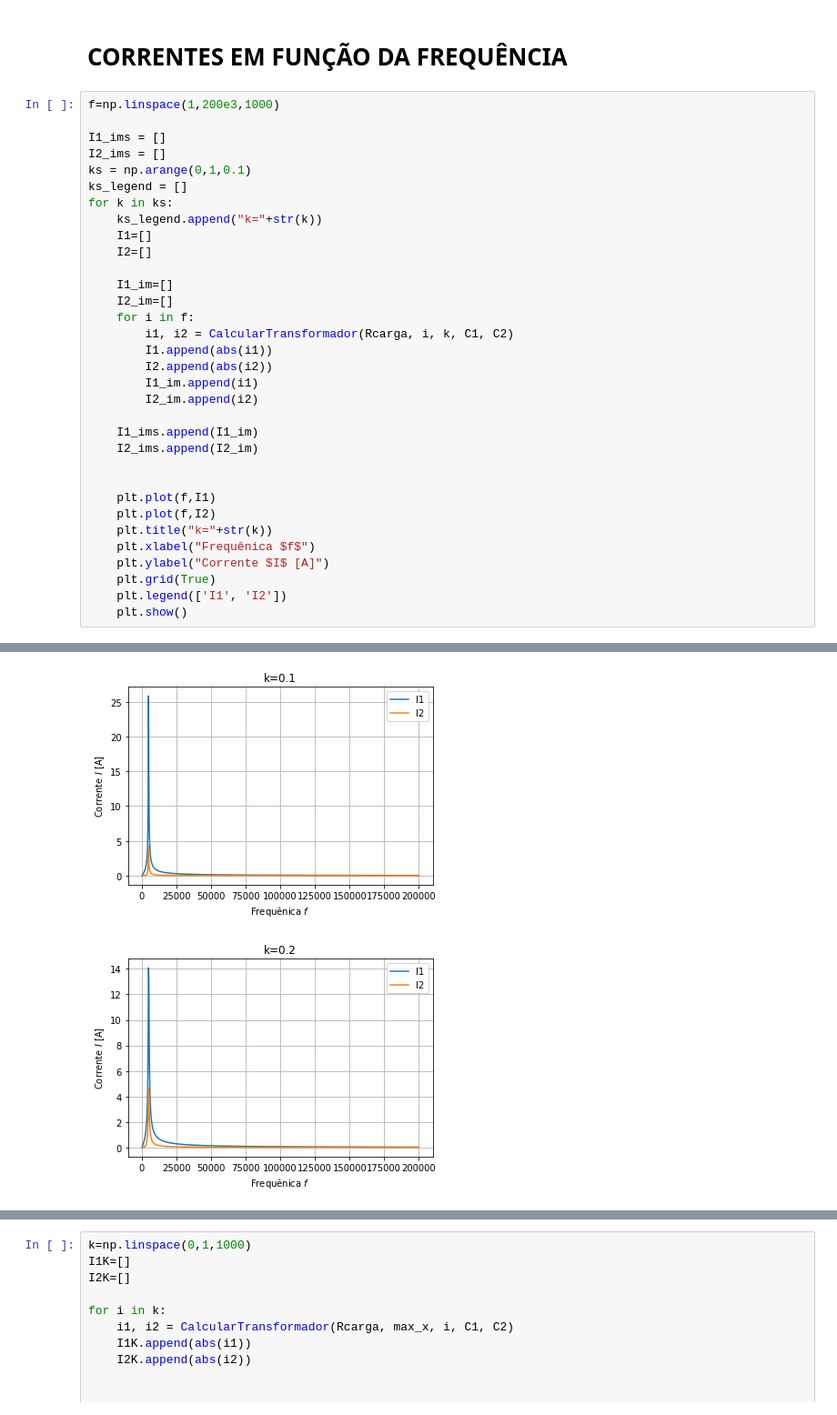
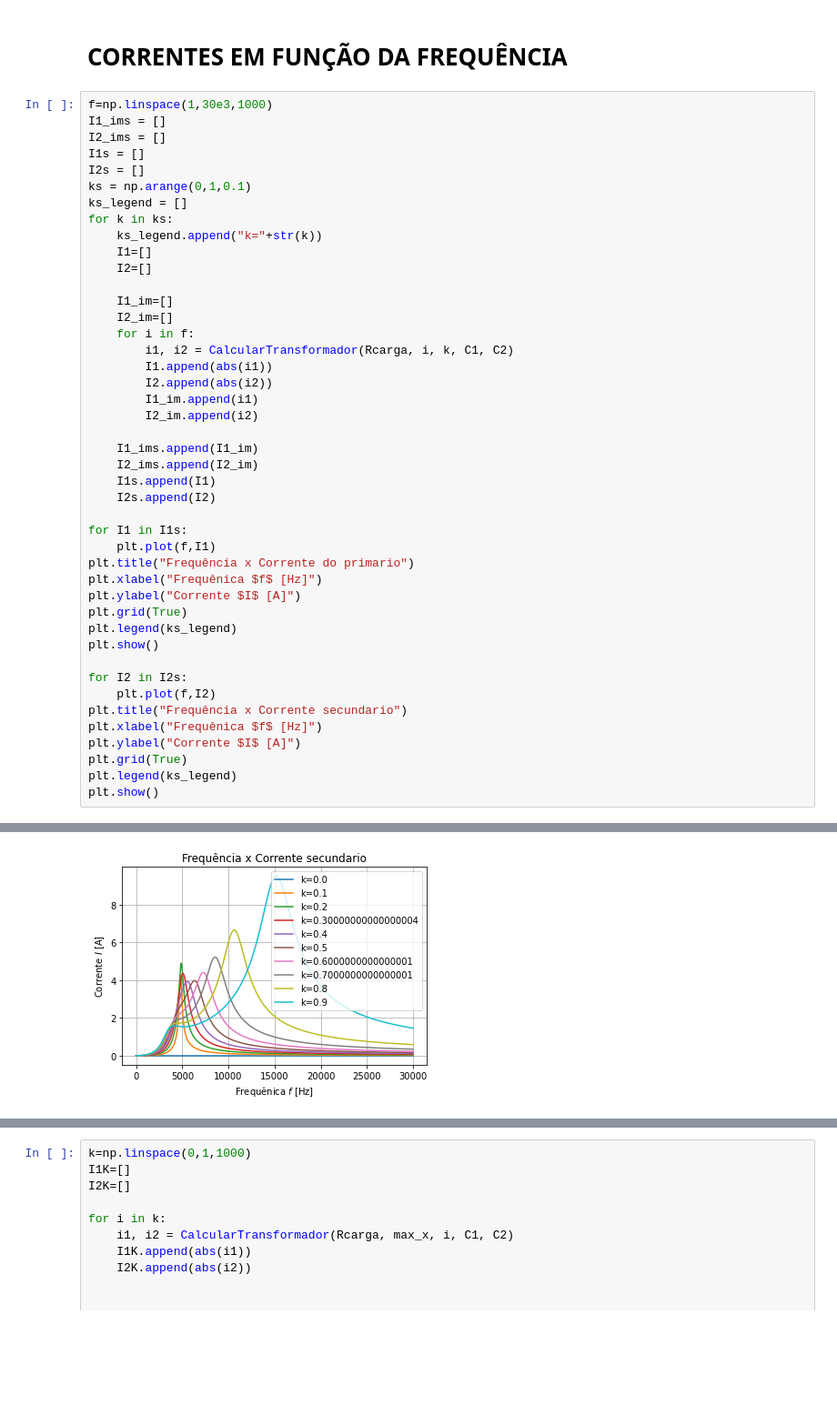
Before and after one commit to BrunoFNRodrigues/EletroMag-Projeto, a Jupyter notebook: Projeto Eletromag.ipynb, the cells around one changed output, grey strips where cells are left out. Shown at 91% size. Drawn from its saved outputs; the diff is of its cells as text; blank space fills up the shorter version.

```diff
--- a/Projeto Eletromag.ipynb
+++ b/Projeto Eletromag.ipynb
@@ -44,10 +44,11 @@ Rcarga = 10
 # %% [markdown]
 # CORRENTES EM FUNÇÃO DA FREQUÊNCIA
 # %%
-f=np.linspace(1,200e3,1000)
-
+f=np.linspace(1,30e3,1000)
 I1_ims = []
 I2_ims = []
+I1s = []
+I2s = []
 ks = np.arange(0,1,0.1)
 ks_legend = []
 for k in ks:
@@ -66,14 +67,24 @@ for k in ks:
 
     I1_ims.append(I1_im)
     I2_ims.append(I2_im)
+    I1s.append(I1)
+    I2s.append(I2)
 
+for I1 in I1s:
+    plt.plot(f,I1)
+plt.title("Frequência x Corrente do primario")
+plt.xlabel("Frequênica $f$ [Hz]")
+plt.ylabel("Corrente $I$ [A]")
+plt.grid(True)
+plt.legend(ks_legend)
+plt.show()
 
-    plt.plot(f,I1)
+for I2 in I2s:
     plt.plot(f,I2)
-    plt.title("k="+str(k))
-    plt.xlabel("Frequênica $f$")
-    plt.ylabel("Corrente $I$ [A]")
-    plt.grid(True)
-    plt.legend(['I1', 'I2'])
-    plt.show()
+plt.title("Frequência x Corrente secundario")
+plt.xlabel("Frequênica $f$ [Hz]")
+plt.ylabel("Corrente $I$ [A]")
+plt.grid(True)
+plt.legend(ks_legend)
+plt.show()
 # %% [output]
@@ -81,2 +92 @@ for k in ks:
-[figure, old version]
+[figure, new version]
-[figure, removed]
```
Also changed, not shown: parts of 10 cells of this notebook.
